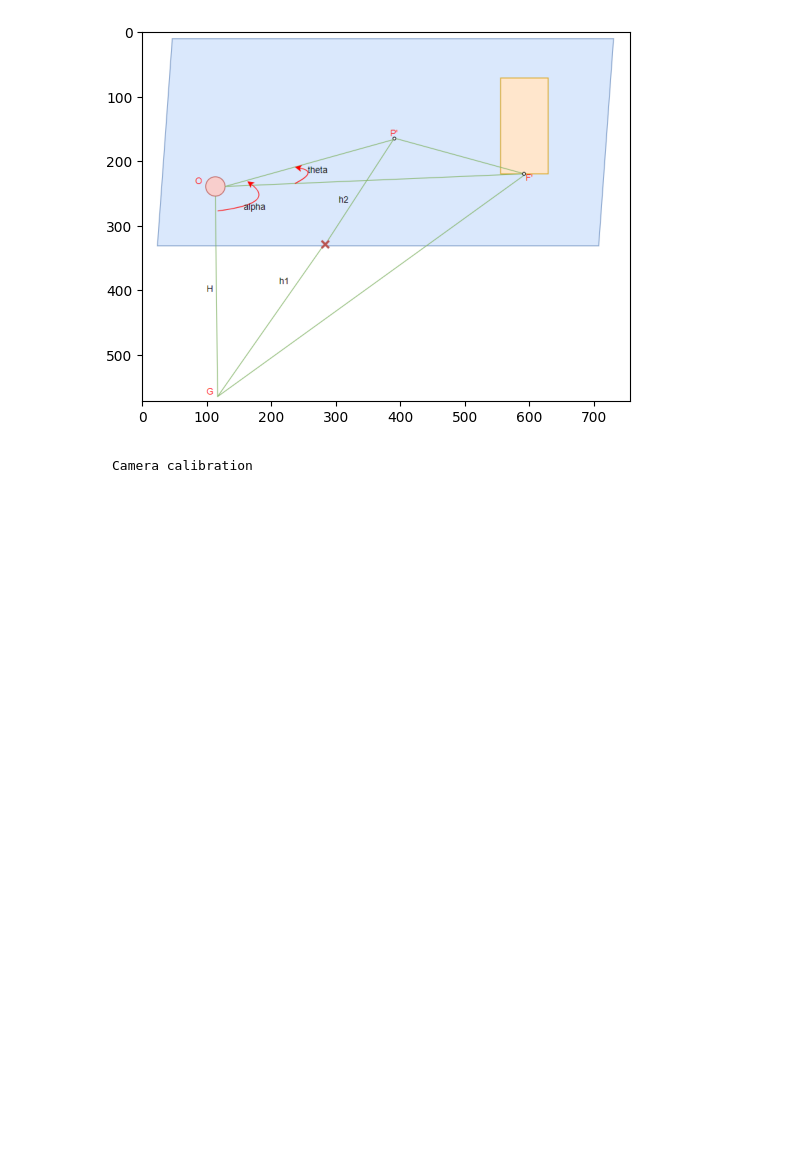
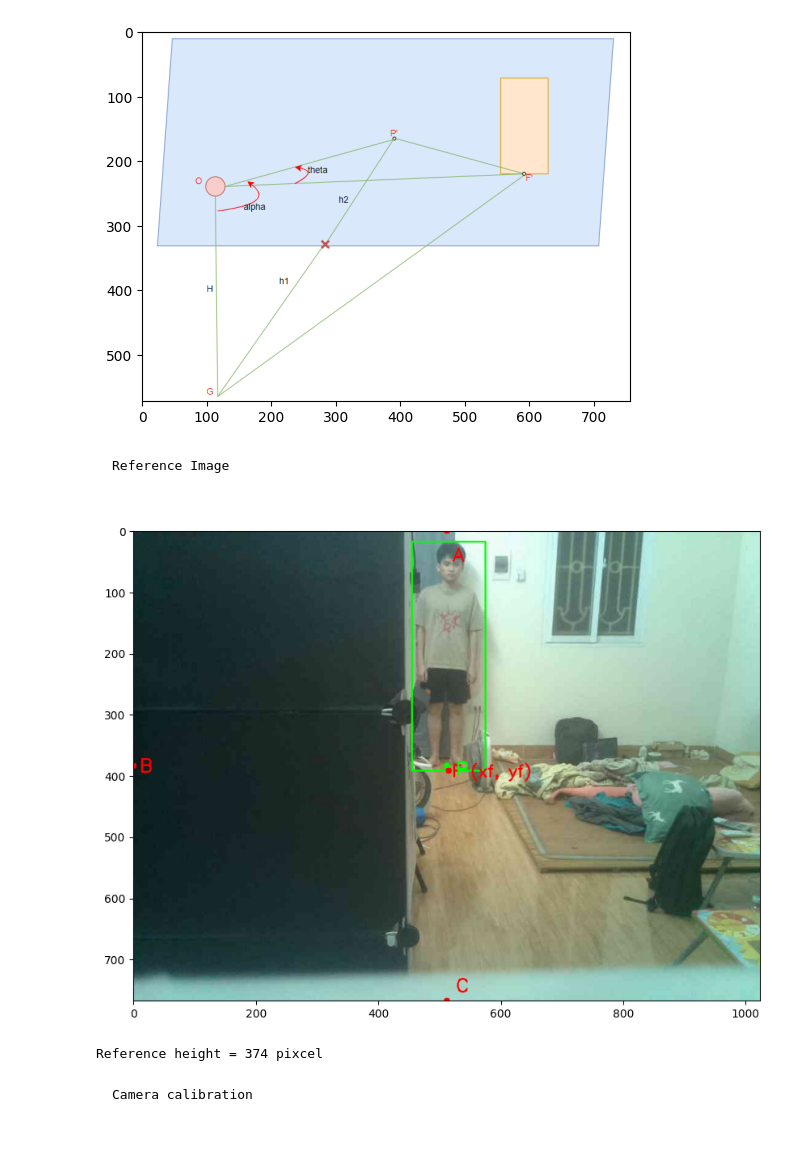
Before and after one commit to nhchung11/Distance-estimation-based-on-one-camera, a Jupyter notebook: main/Distance.ipynb, the cells around one changed output. Drawn from its saved outputs; the diff is of its cells as text; code cells hidden in the pictures; blank space fills up the shorter version.

````diff
--- a/main/Distance.ipynb
+++ b/main/Distance.ipynb
@@ -75,6 +75,65 @@ plt.imshow(cv2.cvtColor(visualize_img2, cv2.COLOR_BGR2RGB))
 plt.show()
 # %% [output]
 [figure]
+# %% [markdown]
+```latex
+Reference Image
+# %%
+CONFIDENCE_THRESHOLD = 0.8
+GREEN = (0, 255, 0)
+
+ref_img = cv2.imread(r'D:\python\Distance_measurement\scripts\test_image\frame_40.jpg')
+
+detections = model(ref_img, verbose=False)[0]
+for data in detections.boxes.data.tolist():
+        # extract the confidence (i.e., probability) associated with the detection
+        confidence = data[4]
+
+        # filter out weak detections by ensuring the
+        # confidence is greater than the minimum confidence
+        if float(confidence) < CONFIDENCE_THRESHOLD:
+            continue
+
+        # if the confidence is greater than the minimum confidence,
+        # draw the bounding box on the frame
+        xmin, ymin, xmax, ymax = int(data[0]), int(data[1]), int(data[2]), int(data[3])
+        cv2.rectangle(ref_img, (xmin, ymin) , (xmax, ymax), GREEN, 2)
+xf = int(0.5 * (xmin + xmax))
+yf = int(ymax)
+
+F = (xf, yf, 0)
+
+img_shape = (int(img.shape[1]), int(img.shape[0]))
+P = (int(img_shape[0] / 2), int(img_shape[1] / 2), 0)
+B = (0, int(img_shape[1] / 2), 0)
+A = (int(img_shape[0] / 2), 0, 0)
+C = (int(img_shape[0] / 2), int(img_shape[1]), 0)
+O = (int(img_shape[0] / 2), int(img_shape[1] / 2), f)
+
+# cv2.circle(img, (xf, yf), radius=5, color=(0, 0, 255), thickness=-1)
+
+cv2.circle(ref_img, (B[0], B[1]), radius=5, color=(0, 0, 255), thickness=-1)
+cv2.circle(ref_img, (A[0], A[1]), radius=5, color=(0, 0, 255), thickness=-1)
+cv2.circle(ref_img, (P[0], P[1]), radius=5, color=(0, 255, 0), thickness=-1)
+cv2.circle(ref_img, (C[0], C[1]), radius=5, color=(0, 0, 255), thickness=-1)
+
+cv2.putText(ref_img, "F (xf, yf)", (xf + 5, yf + 10), cv2.FONT_HERSHEY_SIMPLEX, 0.9, (0, 0, 255), 2)
+cv2.circle(ref_img, (xf, yf), radius=5, color=(0, 0, 255), thickness=-1)
+
+cv2.putText(ref_img, "B", (B[0] + 10, B[1] + 10), cv2.FONT_HERSHEY_SIMPLEX, 1, (0, 0, 255), 2)
+cv2.putText(ref_img, "A", (A[0] + 10, A[1] + 50), cv2.FONT_HERSHEY_SIMPLEX, 1, (0, 0, 255), 2)
+cv2.putText(ref_img, "P", (P[0] + 15, P[1] + 15), cv2.FONT_HERSHEY_SIMPLEX, 1, (0, 255, 0), 2)
+cv2.putText(ref_img, "C", (C[0] + 15, C[1] - 15), cv2.FONT_HERSHEY_SIMPLEX, 1, (0, 0, 255), 2)
+
+plt.figure(figsize=(10, 10))
+plt.imshow(cv2.cvtColor(ref_img, cv2.COLOR_BGR2RGB))
+plt.show()
+
+ref_height = ymax - ymin
+print("Reference height = {} pixcel".format(ref_height))
+# %% [output]
+[figure, added]
+Reference height = 374 pixcel
 # %% [markdown]
 ```latex
 Camera calibration
````
Also changed, not shown: parts of 13 cells of this notebook, 5 other files.
